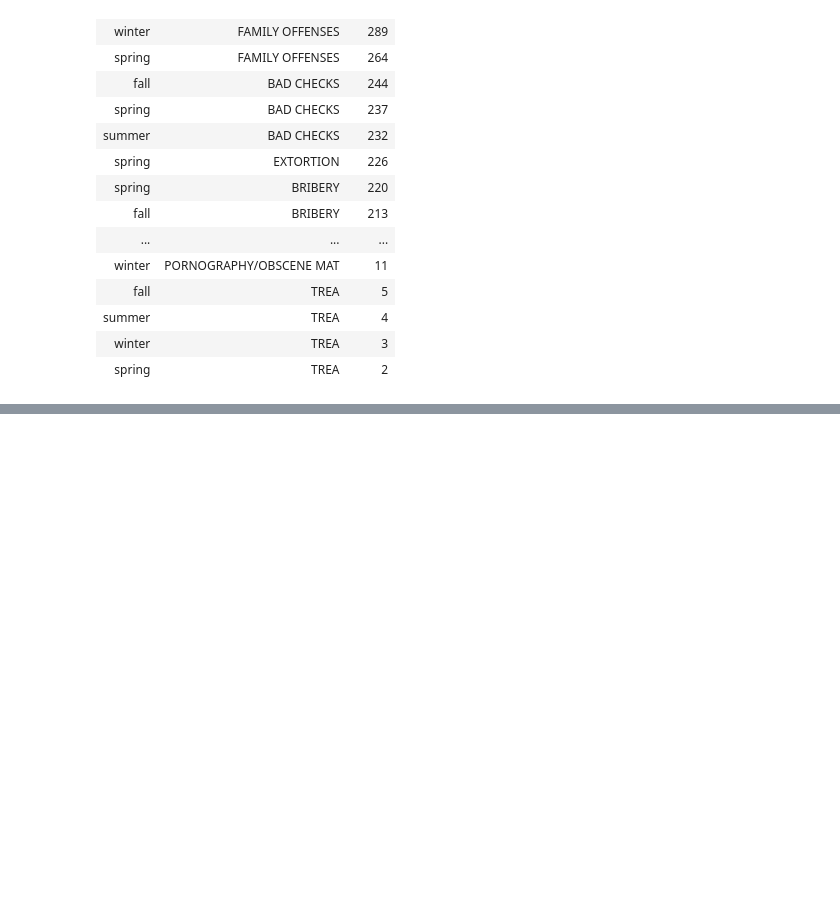
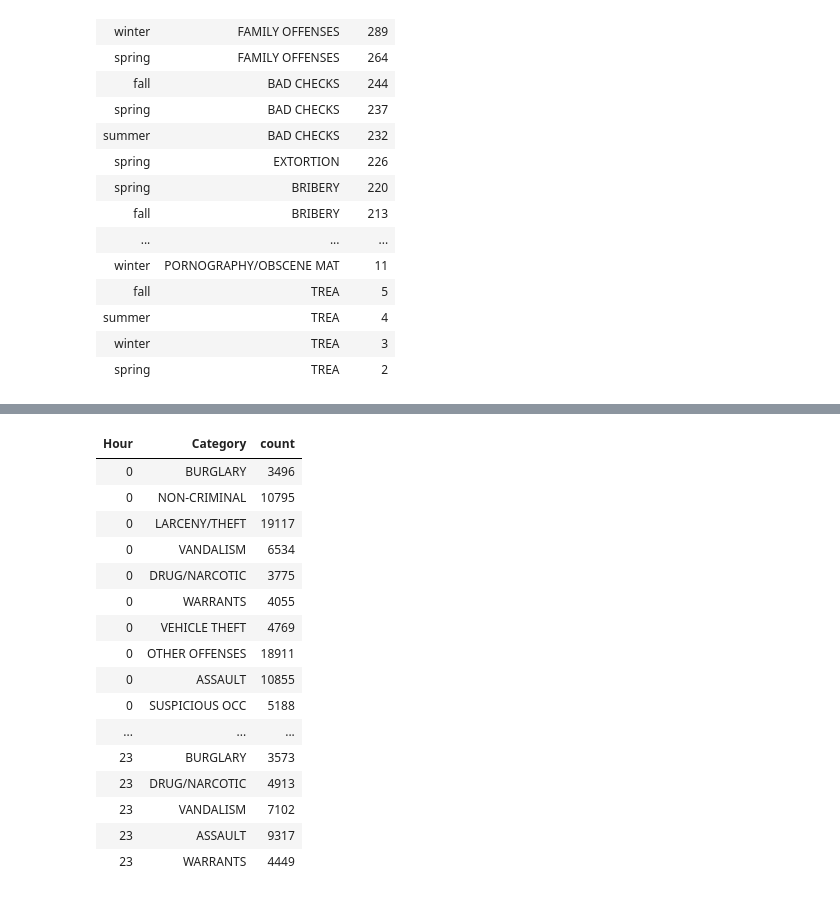
Before and after one commit to GuillaumeJouetp/crime_insights, a Jupyter notebook: crime_insights.ipynb, the cells around one changed output, grey strips where cells are left out. Cells and saved outputs as stored; diff of their text form; code cells hidden in the pictures; blank space fills up the shorter version.

```diff
--- a/crime_insights.ipynb
+++ b/crime_insights.ipynb
@@ -461,5 +575,5 @@ display(police_df4.select('Hour', 'Category').groupby('Hour', 'Category').agg(co
 # but it is interesting to see that the time of day with most reported crimes is 18.00
 
 # .where(col('Category').isin(top_categories))
-display(police_df4.select('Hour', 'Category').where(col('Category').isin(top_categories)).groupby('Hour', 'Category').agg(count('Hour').alias('count')).orderBy('Hour', ascending=True))
+display(police_df_dt.select('Hour', 'Category').where(col('Category').isin(top_categories)).groupby('Hour', 'Category').agg(count('Hour').alias('count')).orderBy('Hour', ascending=True))
 # %% [output]
@@ -467,3 +580,20 @@ display(police_df4.select('Hour', 'Category').where(col('Category').isin(top_cat
+| Hour | Category | count |
+| 0 | BURGLARY | 3496 |
+| 0 | NON-CRIMINAL | 10795 |
+| 0 | LARCENY/THEFT | 19117 |
+| 0 | VANDALISM | 6534 |
+| 0 | DRUG/NARCOTIC | 3775 |
+| 0 | WARRANTS | 4055 |
+| 0 | VEHICLE THEFT | 4769 |
+| 0 | OTHER OFFENSES | 18911 |
+| 0 | ASSAULT | 10855 |
+| 0 | SUSPICIOUS OCC | 5188 |
+| ... | ... | ... |
+| 23 | BURGLARY | 3573 |
+| 23 | DRUG/NARCOTIC | 4913 |
+| 23 | VANDALISM | 7102 |
+| 23 | ASSAULT | 9317 |
+| 23 | WARRANTS | 4449 |
 # %%
 # Frequency of crimes in correlation to month year
 # There is no particular category that noticeable stands out by this result at first glance,
```
Also changed, not shown: parts of 17 cells of this notebook, 2 other files.
